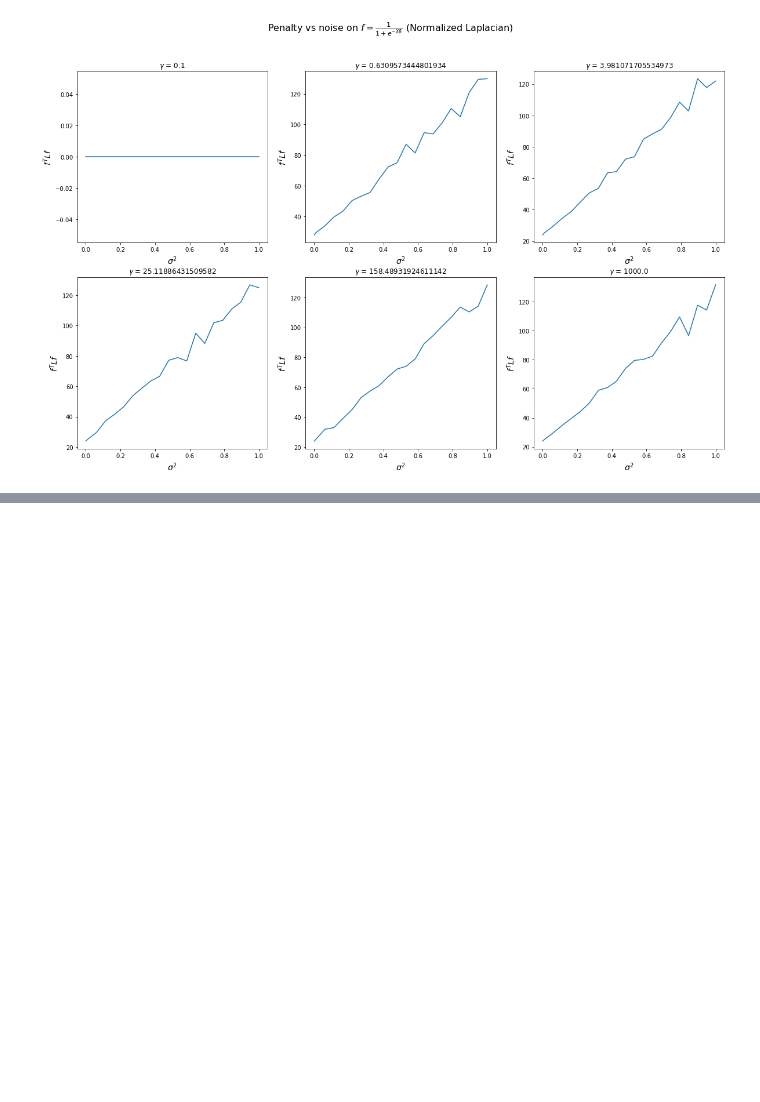
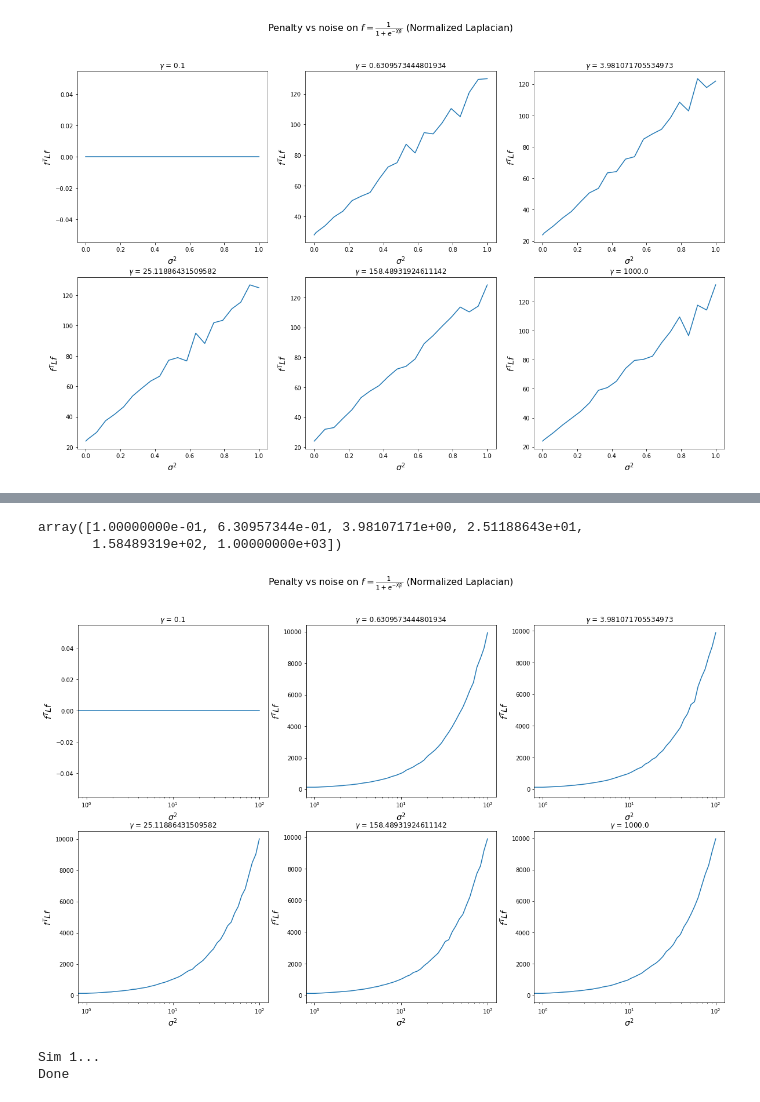
Before and after one commit to Habush/moses-incons-pen-xp, a Jupyter notebook: notebooks/manifold_reg/6_logistic_reg_coef_laplacian.ipynb, the cells around one changed output, grey strips where cells are left out. Saved outputs shown, nothing was run; the diff lists cells and outputs as text; code cells hidden in the pictures; blank space fills up the shorter version.

```diff
--- a/notebooks/manifold_reg/6_logistic_reg_coef_laplacian.ipynb
+++ b/notebooks/manifold_reg/6_logistic_reg_coef_laplacian.ipynb
@@ -527,0 +589,29 @@ var_r_3, pen_norm_3, pen_unorm_3 = beta_noise_pen_v2(gammas, assoc_mat, np.logsp
+# %%
+gammas
+# %% [output]
+array([1.00000000e-01, 6.30957344e-01, 3.98107171e+00, 2.51188643e+01,
+       1.58489319e+02, 1.00000000e+03])
+# %%
+fig, ax = plt.subplots(nrows=2, ncols=3, figsize=(20, 12))
+
+fig.suptitle(r"Penalty vs noise on $f = \frac{1}{1 + e^{-X\beta}}$ (Normalized Laplacian)", fontsize=16)
+
+k = 0
+
+for i in range(2):
+    for j in range(3):
+        idx = j + k
+        ax[i, j].plot(var_r_8, pen_norm_8[idx])
+        ax[i, j].set_xlabel(r"$\sigma^{2}$", fontsize=14)
+        ax[i, j].set_ylabel(r"$f^{T}Lf$", fontsize=14)
+        ax[i, j].set_xscale("log")
+        ax[i, j].set_title(f"$\gamma$ = {gammas[idx]}")
+        # ax[0]
+    k += 3
+# %% [output]
+[figure, added]
+# %%
+var_r_9, pen_norm_9, pen_unorm_9 = beta_noise_pen_v2(gammas, assoc_mat, np.linspace(0.01, 1, 20), n_sim=1)
+# %% [output]
+Sim 1...
+Done
```
Also changed, not shown: parts of 6 cells of this notebook, 9 other files.
